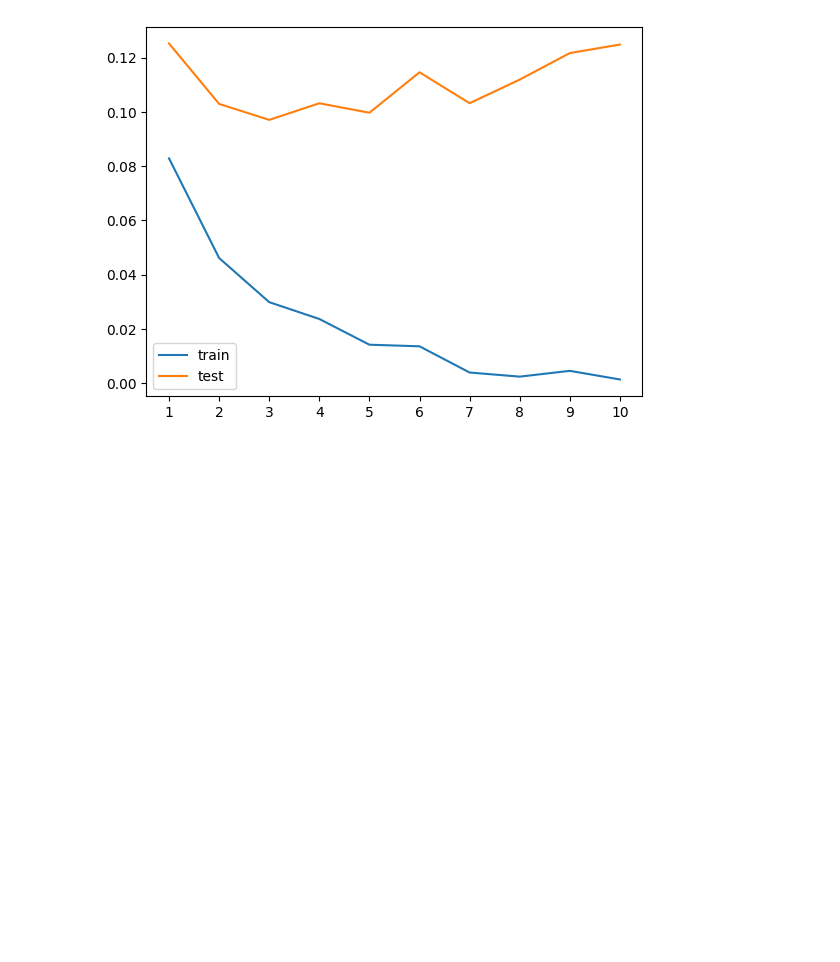
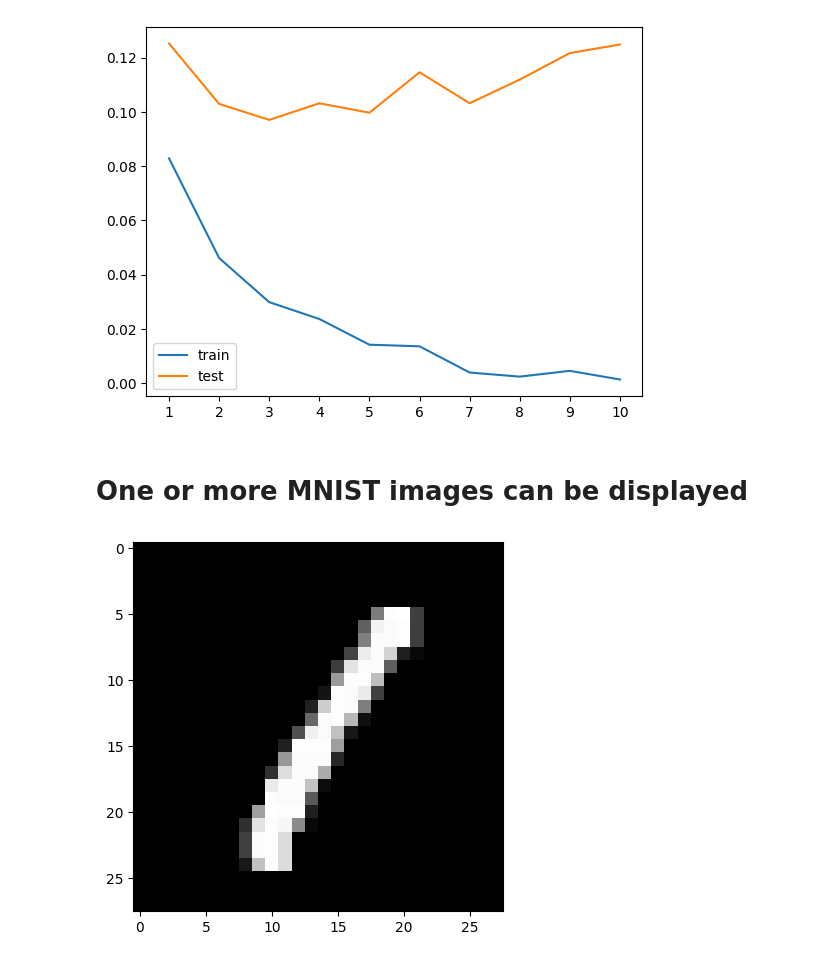
Before and after one commit to Mauroreis100/AIDataScienceCourse, a Jupyter notebook: 24. deep neural network/deep_neural_network_assignment.ipynb, the cells around one changed output. Saved outputs shown, nothing was run; the diff lists cells and outputs as text; code cells hidden in the pictures; blank space fills up the shorter version.

```diff
--- a/24. deep neural network/deep_neural_network_assignment.ipynb
+++ b/24. deep neural network/deep_neural_network_assignment.ipynb
@@ -802,3 +805,11 @@ plt.legend()
 plt.xticks(list(range(1, SDNN5.epoch+1)));
 # %% [output]
 [figure]
+# %% [markdown]
+# One or more MNIST images can be displayed
+# %%
+import matplotlib.pyplot as plt
+plt.imshow(X_train[3],cmap='gray')
+plt.show()
+# %% [output]
+[figure, added]
```
Also changed, not shown: parts of 1 cell of this notebook.
